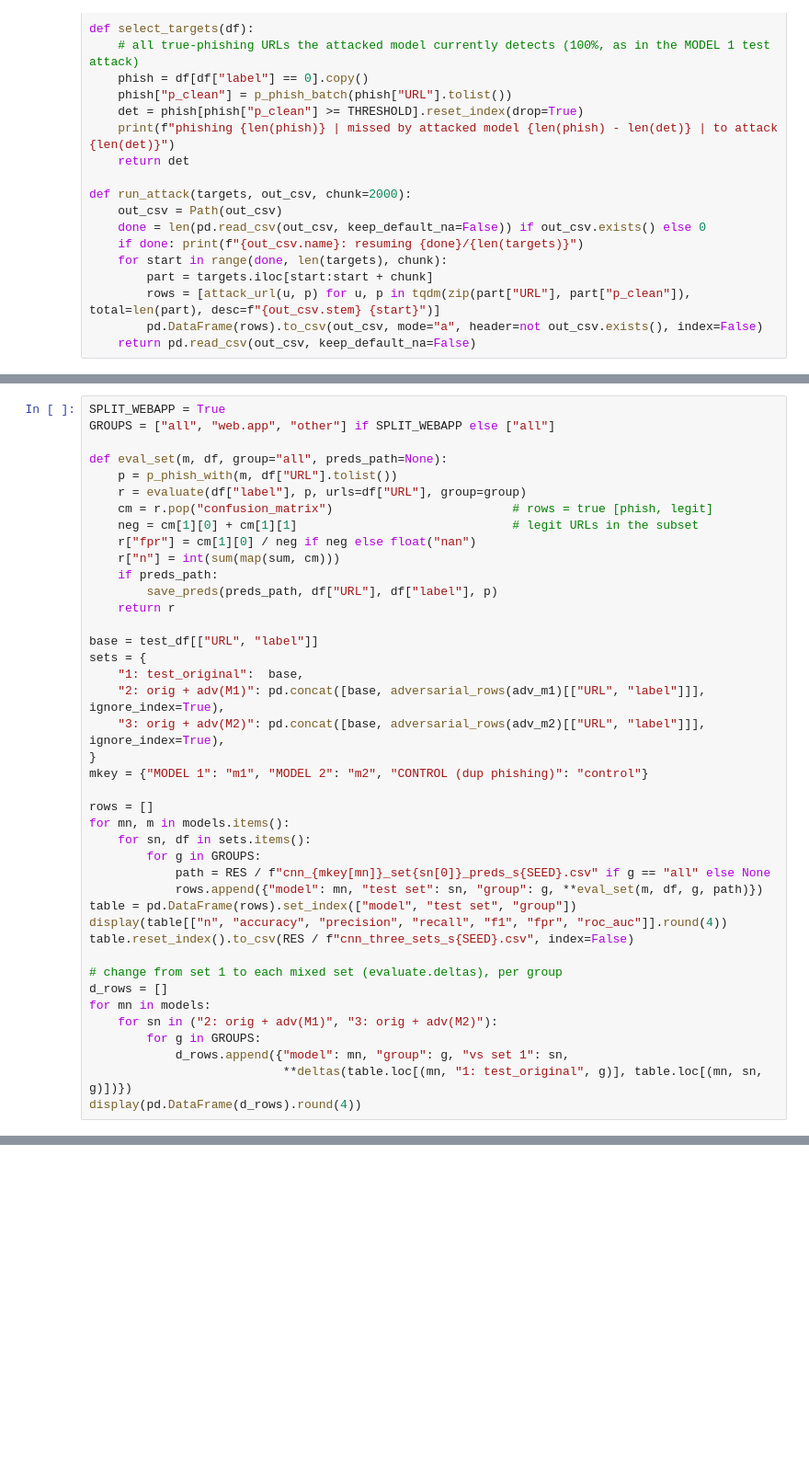
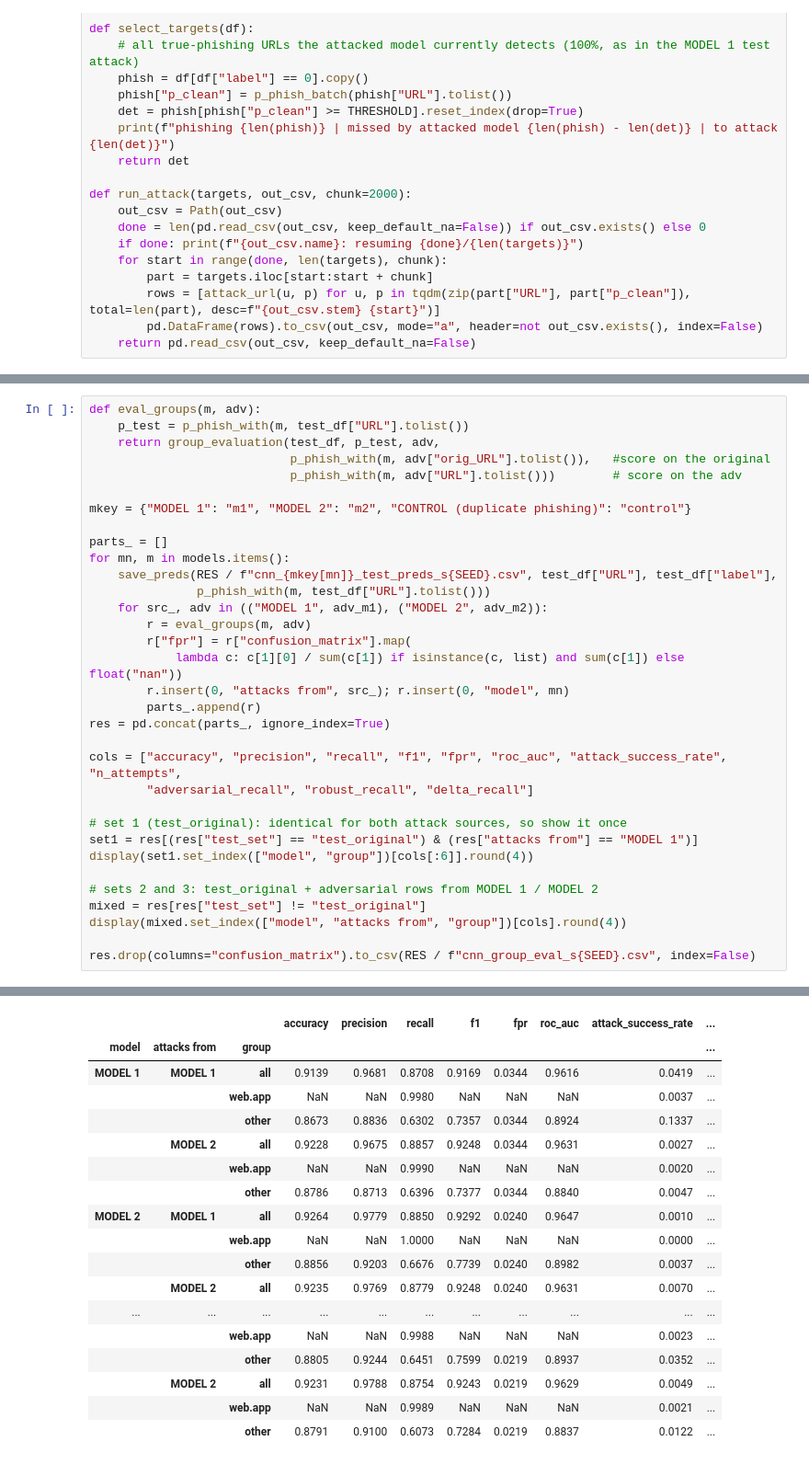
Before and after one commit to neo-nicole/dsa4266-group7, a Jupyter notebook: notebooks/cnn_model2.ipynb, the cells around one changed output, grey strips where cells are left out. Shown at 92% size. Drawn from its saved outputs; the diff is of its cells as text; blank space fills up the shorter version.

```diff
--- a/notebooks/cnn_model2.ipynb
+++ b/notebooks/cnn_model2.ipynb
@@ -314,41 +357,34 @@ import json as _json
 # %%
-SPLIT_WEBAPP = True
-GROUPS = ["all", "web.app", "other"] if SPLIT_WEBAPP else ["all"]
+def eval_groups(m, adv):
+    p_test = p_phish_with(m, test_df["URL"].tolist())
+    return group_evaluation(test_df, p_test, adv,
+                            p_phish_with(m, adv["orig_URL"].tolist()),   #score on the original
+                            p_phish_with(m, adv["URL"].tolist()))        # score on the adv
 
-def eval_set(m, df, group="all", preds_path=None):
-    p = p_phish_with(m, df["URL"].tolist())
-    r = evaluate(df["label"], p, urls=df["URL"], group=group)
-    cm = r.pop("confusion_matrix")                         # rows = true [phish, legit]
-    neg = cm[1][0] + cm[1][1]                              # legit URLs in the subset
-    r["fpr"] = cm[1][0] / neg if neg else float("nan")
-    r["n"] = int(sum(map(sum, cm)))
-    if preds_path:
-        save_preds(preds_path, df["URL"], df["label"], p)
-    return r
+mkey = {"MODEL 1": "m1", "MODEL 2": "m2", "CONTROL (duplicate phishing)": "control"}
 
-base = test_df[["URL", "label"]]
-sets = {
-    "1: test_original":  base,
-    "2: orig + adv(M1)": pd.concat([base, adversarial_rows(adv_m1)[["URL", "label"]]], ignore_index=True),
-    "3: orig + adv(M2)": pd.concat([base, adversarial_rows(adv_m2)[["URL", "label"]]], ignore_index=True),
-}
-mkey = {"MODEL 1": "m1", "MODEL 2": "m2", "CONTROL (dup phishing)": "control"}
+parts_ = []
+for mn, m in models.items():
+    save_preds(RES / f"cnn_{mkey[mn]}_test_preds_s{SEED}.csv", test_df["URL"], test_df["label"],
+               p_phish_with(m, test_df["URL"].tolist()))
+    for src_, adv in (("MODEL 1", adv_m1), ("MODEL 2", adv_m2)):
+        r = eval_groups(m, adv)
+        r["fpr"] = r["confusion_matrix"].map(
+            lambda c: c[1][0] / sum(c[1]) if isinstance(c, list) and sum(c[1]) else float("nan"))
+        r.insert(0, "attacks from", src_); r.insert(0, "model", mn)
+        parts_.append(r)
+res = pd.concat(parts_, ignore_index=True)
 
-rows = []
-for mn, m in models.items():
-    for sn, df in sets.items():
-        for g in GROUPS:
-            path = RES / f"cnn_{mkey[mn]}_set{sn[0]}_preds_s{SEED}.csv" if g == "all" else None
-            rows.append({"model": mn, "test set": sn, "group": g, **eval_set(m, df, g, path)})
-table = pd.DataFrame(rows).set_index(["model", "test set", "group"])
-display(table[["n", "accuracy", "precision", "recall", "f1", "fpr", "roc_auc"]].round(4))
-table.reset_index().to_csv(RES / f"cnn_three_sets_s{SEED}.csv", index=False)
+cols = ["accuracy", "precision", "recall", "f1", "fpr", "roc_auc", "attack_success_rate", "n_attempts",
+        "adversarial_recall", "robust_recall", "delta_recall"]
 
-# change from set 1 to each mixed set (evaluate.deltas), per group
-d_rows = []
-for mn in models:
-    for sn in ("2: orig + adv(M1)", "3: orig + adv(M2)"):
-        for g in GROUPS:
-            d_rows.append({"model": mn, "group": g, "vs set 1": sn,
-                           **deltas(table.loc[(mn, "1: test_original", g)], table.loc[(mn, sn, g)])})
-display(pd.DataFrame(d_rows).round(4))
+# set 1 (test_original): identical for both attack sources, so show it once
+set1 = res[(res["test_set"] == "test_original") & (res["attacks from"] == "MODEL 1")]
+display(set1.set_index(["model", "group"])[cols[:6]].round(4))
+
+# sets 2 and 3: test_original + adversarial rows from MODEL 1 / MODEL 2
+mixed = res[res["test_set"] != "test_original"]
+display(mixed.set_index(["model", "attacks from", "group"])[cols].round(4))
+
+res.drop(columns="confusion_matrix").to_csv(RES / f"cnn_group_eval_s{SEED}.csv", index=False)
+# %% [output]
@@ -354,0 +402,18 @@ display(pd.DataFrame(d_rows).round(4))
+|  |  |  | accuracy | precision | recall | f1 | fpr | roc_auc | attack_success_rate | ... |
+| model | attacks from | group |  |  |  |  |  |  |  | ... |
+| MODEL 1 | MODEL 1 | all | 0.9139 | 0.9681 | 0.8708 | 0.9169 | 0.0344 | 0.9616 | 0.0419 | ... |
+|  |  | web.app | NaN | NaN | 0.9980 | NaN | NaN | NaN | 0.0037 | ... |
+|  |  | other | 0.8673 | 0.8836 | 0.6302 | 0.7357 | 0.0344 | 0.8924 | 0.1337 | ... |
+|  | MODEL 2 | all | 0.9228 | 0.9675 | 0.8857 | 0.9248 | 0.0344 | 0.9631 | 0.0027 | ... |
+|  |  | web.app | NaN | NaN | 0.9990 | NaN | NaN | NaN | 0.0020 | ... |
+|  |  | other | 0.8786 | 0.8713 | 0.6396 | 0.7377 | 0.0344 | 0.8840 | 0.0047 | ... |
+| MODEL 2 | MODEL 1 | all | 0.9264 | 0.9779 | 0.8850 | 0.9292 | 0.0240 | 0.9647 | 0.0010 | ... |
+|  |  | web.app | NaN | NaN | 1.0000 | NaN | NaN | NaN | 0.0000 | ... |
+|  |  | other | 0.8856 | 0.9203 | 0.6676 | 0.7739 | 0.0240 | 0.8982 | 0.0037 | ... |
+|  | MODEL 2 | all | 0.9235 | 0.9769 | 0.8779 | 0.9248 | 0.0240 | 0.9631 | 0.0070 | ... |
+| ... | ... | ... | ... | ... | ... | ... | ... | ... | ... | ... |
+|  |  | web.app | NaN | NaN | 0.9988 | NaN | NaN | NaN | 0.0023 | ... |
+|  |  | other | 0.8805 | 0.9244 | 0.6451 | 0.7599 | 0.0219 | 0.8937 | 0.0352 | ... |
+|  | MODEL 2 | all | 0.9231 | 0.9788 | 0.8754 | 0.9243 | 0.0219 | 0.9629 | 0.0049 | ... |
+|  |  | web.app | NaN | NaN | 0.9989 | NaN | NaN | NaN | 0.0021 | ... |
+|  |  | other | 0.8791 | 0.9100 | 0.6073 | 0.7284 | 0.0219 | 0.8837 | 0.0122 | ... |
```
Also changed, not shown: parts of 11 cells of this notebook, 10 other files.
